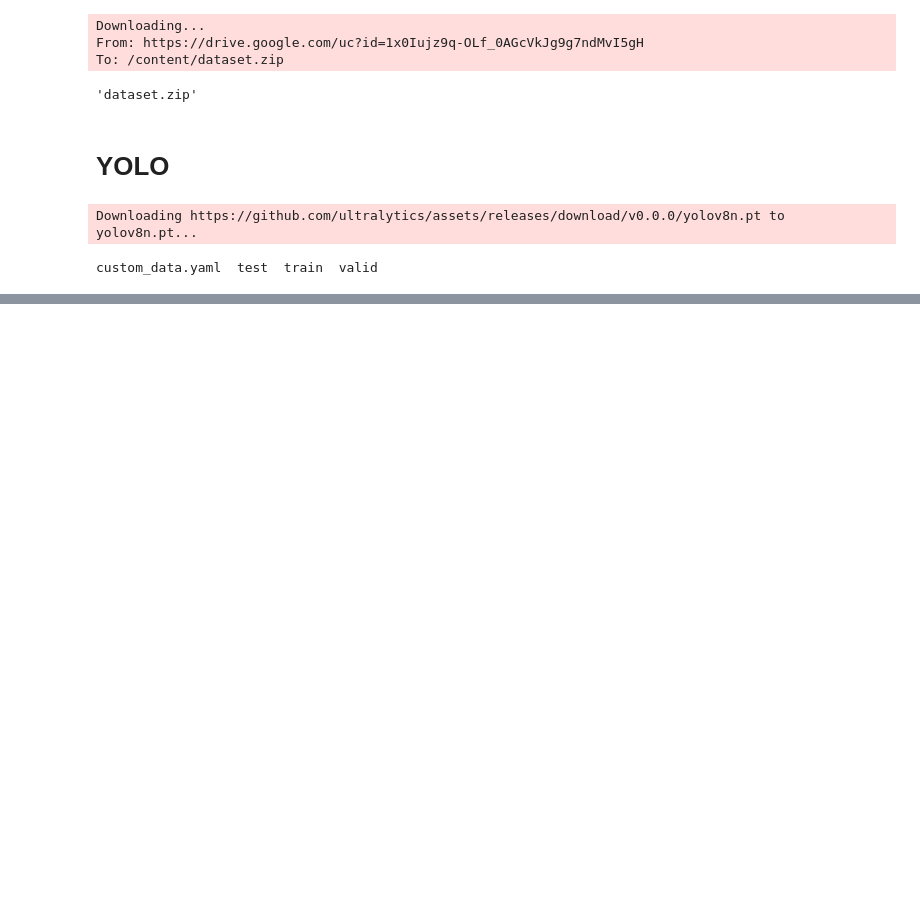
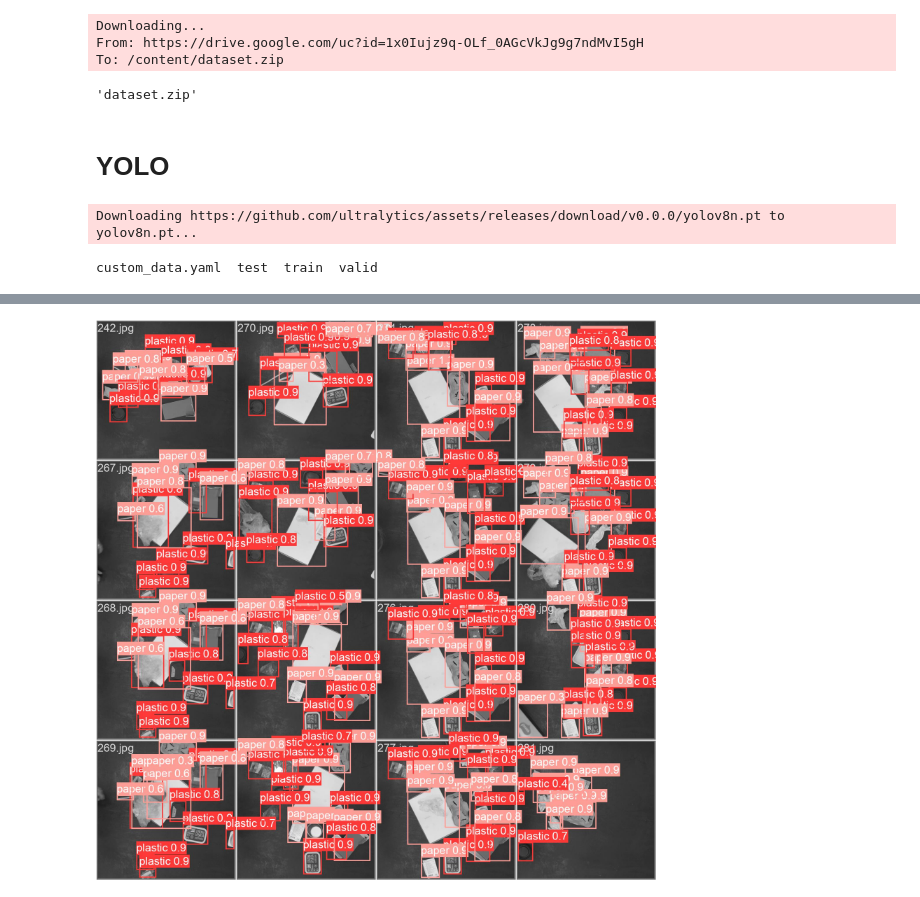
Before and after one commit to BGDNick/trash, a Jupyter notebook: Trash.ipynb, the cells around one changed output, grey strips where cells are left out. Drawn from its saved outputs; the diff is of its cells as text; code cells hidden in the pictures; blank space fills up the shorter version.

```diff
--- a/Trash.ipynb
+++ b/Trash.ipynb
@@ -56,0 +69,4 @@ Results saved to runs/detect/train2
+# %%
+Image(filename='runs/detect/train3/val_batch0_pred.jpg', width=600)
+# %% [output]
+[figure, added]
```
Also changed, not shown: parts of 5 cells of this notebook.
